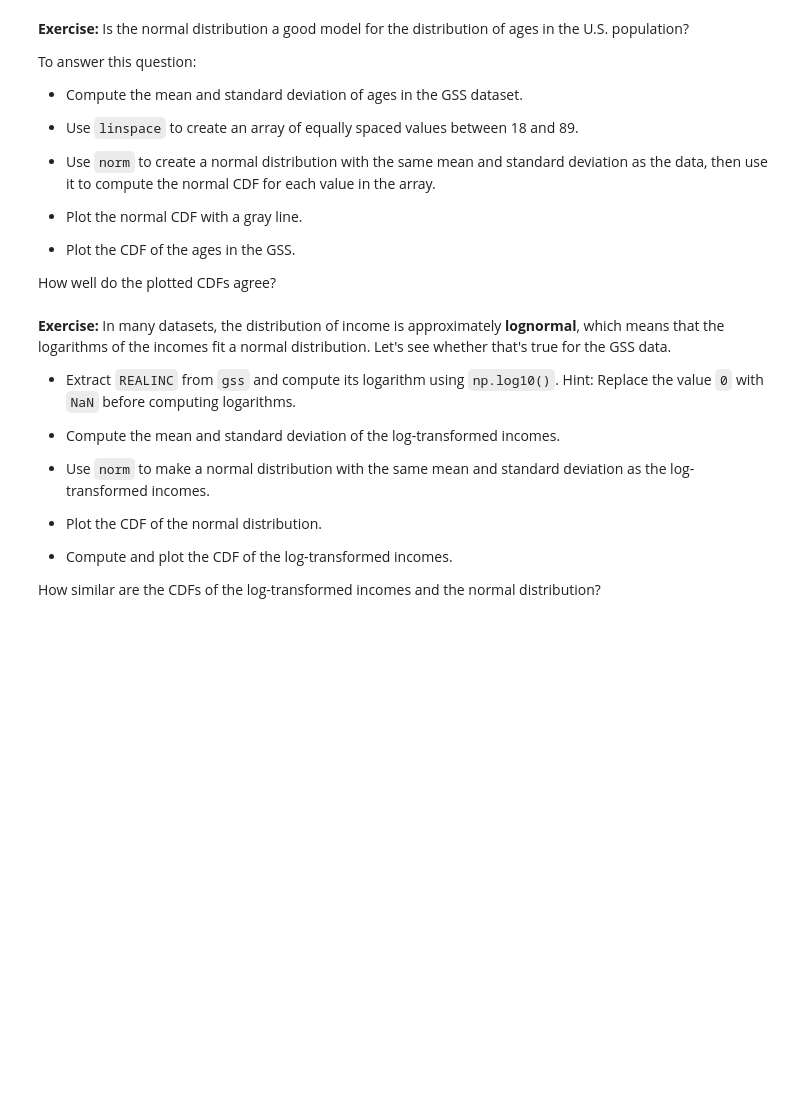
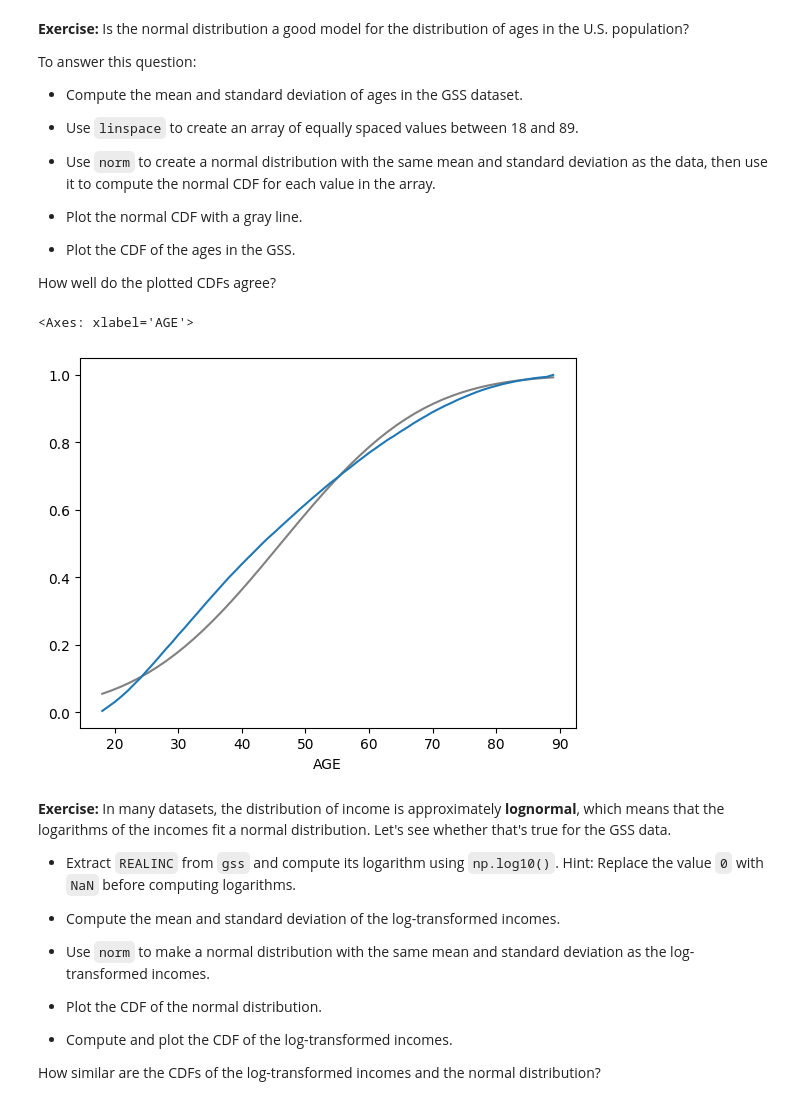
Before and after one commit to peterzhou-cs/Mytest, a Jupyter notebook: 08_distributions.ipynb, the cells around one changed output. Saved outputs shown, nothing was run; the diff lists cells and outputs as text; code cells hidden in the pictures; blank space fills up the shorter version.

```diff
--- a/08_distributions.ipynb
+++ b/08_distributions.ipynb
@@ -754,3 +756,17 @@ How well do the plotted CDFs agree?
+# %%
+# Solution goes here
+age = gss['AGE'].replace([98, 99], np.nan)
+mean = np.mean(age)
+std = np.std(age)
+xs1 = np.linspace(18, 89)
+ys1 = norm(mean, std).cdf(xs1)
+plt.plot(xs1, ys1, color='gray', label='Normal CDF')
+cdf_age = Cdf.from_seq(age)
+cdf_age.plot()
+# No, it is not quite normal distribution. The curve fits poorly
+# %% [output]
+<Axes: xlabel='AGE'>
+[figure, added]
 # %% [markdown]
 **Exercise:** In many datasets, the distribution of income is approximately **lognormal**, which means that the logarithms of the incomes fit a normal distribution.  Let's see whether that's true for the GSS data.
 
```
Also changed, not shown: parts of 15 cells of this notebook.
